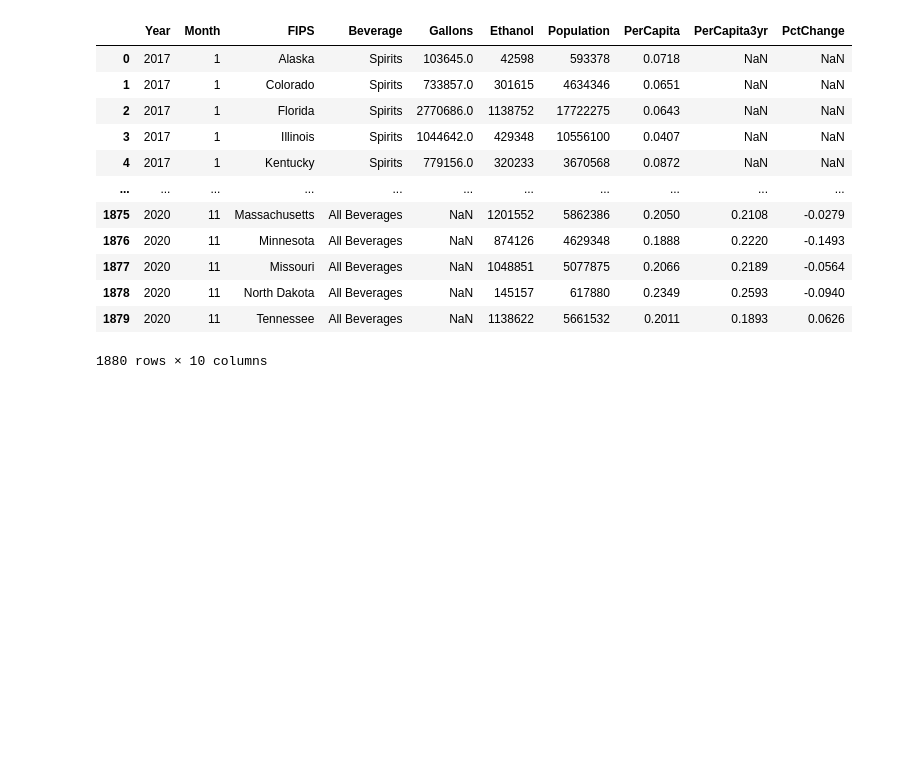
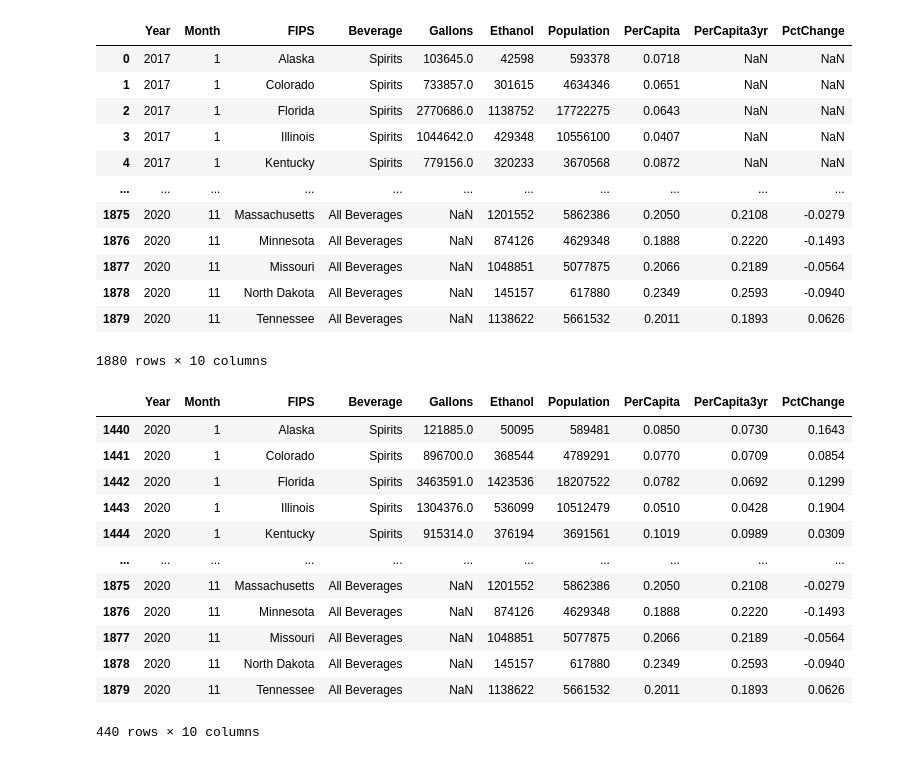
Before and after one commit to NoniBell/alcohol-analysis, a Jupyter notebook: Data/cleaner.ipynb, the cells around one changed output. Drawn from its saved outputs; the diff is of its cells as text; code cells hidden in the pictures; blank space fills up the shorter version.

```diff
--- a/Data/cleaner.ipynb
+++ b/Data/cleaner.ipynb
@@ -88,6 +88,23 @@ sales_df
 | 1878 | 2020 | 11 | North Dakota | All Beverages | NaN | 145157 | 617880 | 0.2349 | 0.2593 | -0.0940 |
 | 1879 | 2020 | 11 | Tennessee | All Beverages | NaN | 1138622 | 5661532 | 0.2011 | 0.1893 | 0.0626 |
 1880 rows × 10 columns
+# %%
+sales_df_2020 = sales_df[1440:]
+sales_df_2020
+# %% [output]
+|  | Year | Month | FIPS | Beverage | Gallons | Ethanol | Population | PerCapita | PerCapita3yr | PctChange |
+| 1440 | 2020 | 1 | Alaska | Spirits | 121885.0 | 50095 | 589481 | 0.0850 | 0.0730 | 0.1643 |
+| 1441 | 2020 | 1 | Colorado | Spirits | 896700.0 | 368544 | 4789291 | 0.0770 | 0.0709 | 0.0854 |
+| 1442 | 2020 | 1 | Florida | Spirits | 3463591.0 | 1423536 | 18207522 | 0.0782 | 0.0692 | 0.1299 |
+| 1443 | 2020 | 1 | Illinois | Spirits | 1304376.0 | 536099 | 10512479 | 0.0510 | 0.0428 | 0.1904 |
+| 1444 | 2020 | 1 | Kentucky | Spirits | 915314.0 | 376194 | 3691561 | 0.1019 | 0.0989 | 0.0309 |
+| ... | ... | ... | ... | ... | ... | ... | ... | ... | ... | ... |
+| 1875 | 2020 | 11 | Massachusetts | All Beverages | NaN | 1201552 | 5862386 | 0.2050 | 0.2108 | -0.0279 |
+| 1876 | 2020 | 11 | Minnesota | All Beverages | NaN | 874126 | 4629348 | 0.1888 | 0.2220 | -0.1493 |
+| 1877 | 2020 | 11 | Missouri | All Beverages | NaN | 1048851 | 5077875 | 0.2066 | 0.2189 | -0.0564 |
+| 1878 | 2020 | 11 | North Dakota | All Beverages | NaN | 145157 | 617880 | 0.2349 | 0.2593 | -0.0940 |
+| 1879 | 2020 | 11 | Tennessee | All Beverages | NaN | 1138622 | 5661532 | 0.2011 | 0.1893 | 0.0626 |
+440 rows × 10 columns
 # %%
 #load in happiness xls
 happiness_df = pd.read_excel('worldhappinessdata.xls')
```
Also changed, not shown: parts of 5 cells of this notebook, 3 other files.
